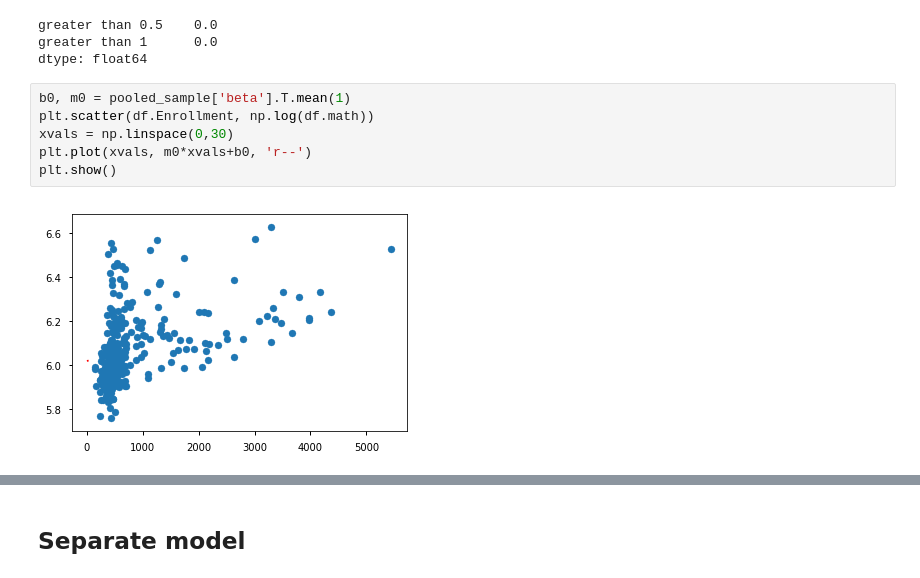
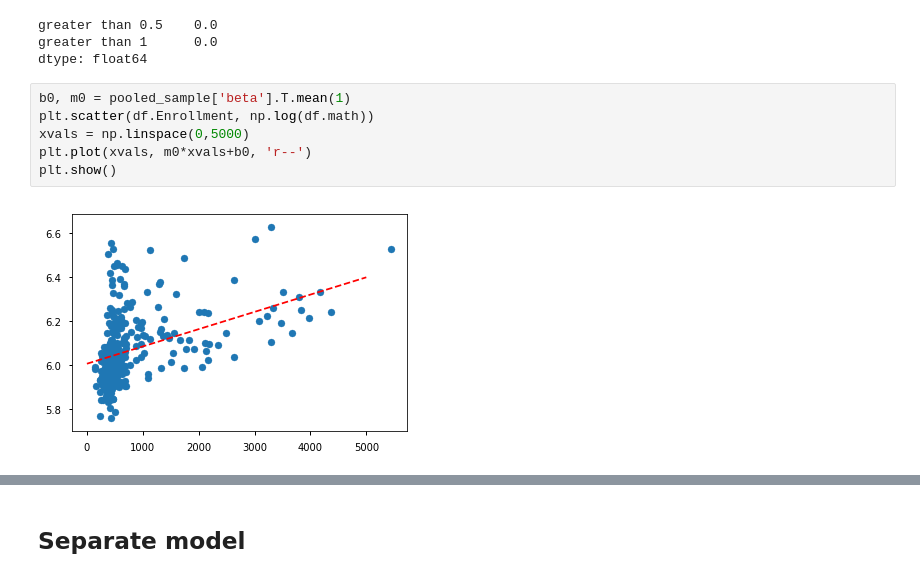
Before and after one commit to cthai721/bda-project, a Jupyter notebook: NYC Public Schools.ipynb, the cells around one changed output, grey strips where cells are left out. Cells and saved outputs as stored; diff of their text form.

```diff
--- a/NYC Public Schools.ipynb
+++ b/NYC Public Schools.ipynb
@@ -474,11 +495,11 @@ dtype: float64
 # %%
 b0, m0 = pooled_sample['beta'].T.mean(1)
 plt.scatter(df.Enrollment, np.log(df.math))
-xvals = np.linspace(0,30)
+xvals = np.linspace(0,5000)
 plt.plot(xvals, m0*xvals+b0, 'r--')
 plt.show()
 # %% [output]
-[figure, old version]
+[figure, new version]
 # %%
 #Comparing y_pred with y_test
 y_pred = np.mean(pooled_sample["y_pred_test"], axis=0)
```
Also changed, not shown: parts of 29 cells of this notebook, 10 other files.
